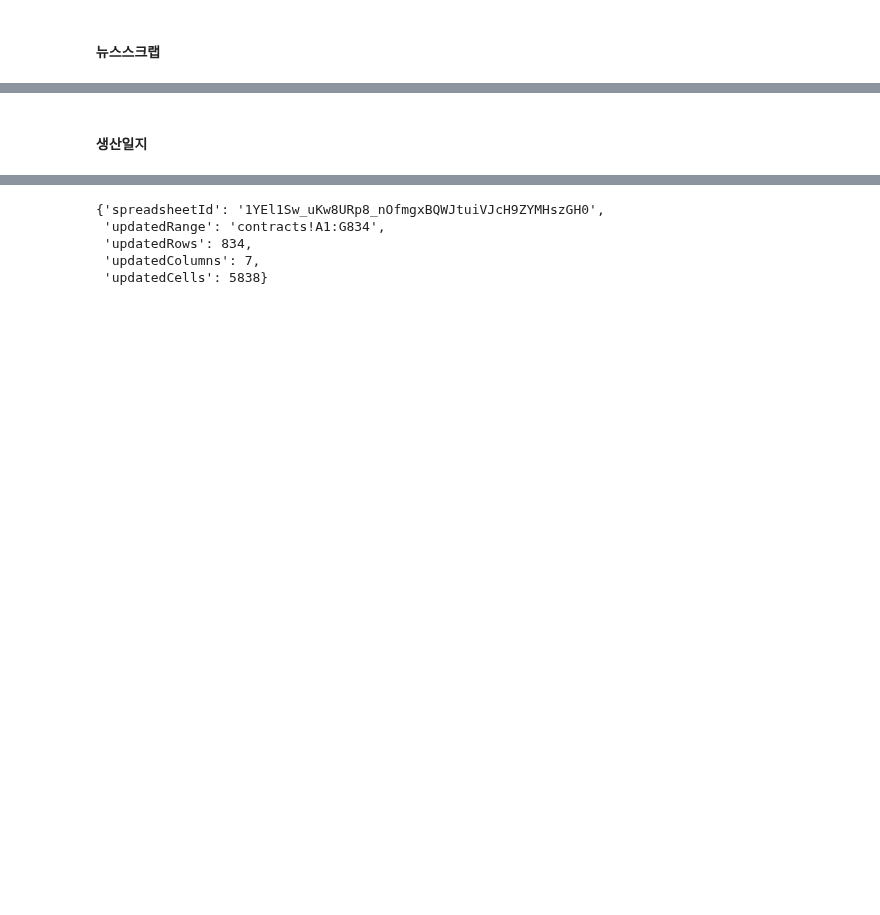
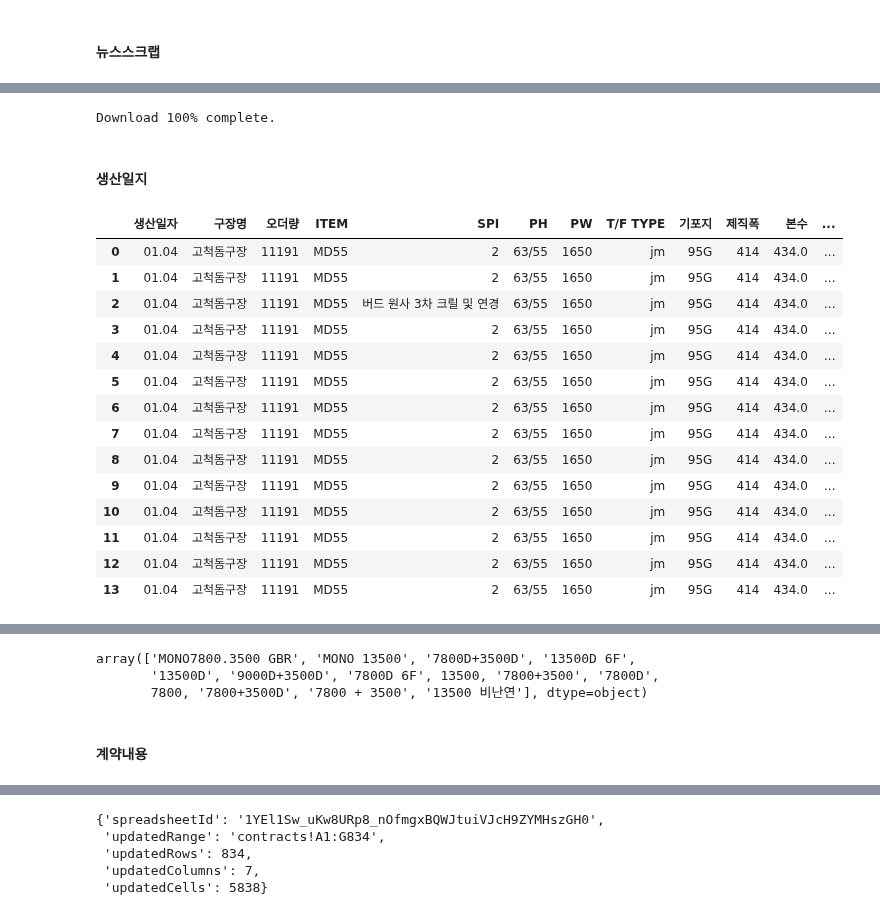
Before and after one commit to kkwann/mido_project, a Jupyter notebook: 00.BigQuery_Sheets.ipynb, the cells around one changed output, grey strips where cells are left out. Drawn from its saved outputs; the diff is of its cells as text; code cells hidden in the pictures; blank space fills up the shorter version.

```diff
--- a/00.BigQuery_Sheets.ipynb
+++ b/00.BigQuery_Sheets.ipynb
@@ -257,4 +311,55 @@ worksheet_news.update([news_df_fin.columns.values.tolist()] + news_df_fin.values
+# %%
+# 최근 업로드된 파일 불러오기
+file_id = upload_file_df[upload_file_df['name']==recent_upload_nm]['id'][0] ## 가장 최근 업로드한 파일 id
+
+# 파일 다운로드
+request = drive_service.files().get_media(fileId=file_id)
+fh = io.BytesIO()
+downloader = MediaIoBaseDownload(fh, request)
+done = False
+
+while not done:
+    status, done = downloader.next_chunk()
+    print(f"Download {int(status.progress() * 100)}% complete.")
+
+# 메모리에서 파일 읽기
+fh.seek(0)
+df = pd.read_excel(fh)
+# %% [output]
+Download 100% complete.
 # %% [markdown]
 #### 생산일지
+# %%
+upload_df = pd.read_excel(fh,header=5) ## 업로드된 생산일지 원본
+# %%
+# 업로드된 생산일지 전처리
+# 불필요데이터 제거
+upload_df_fin = upload_df.iloc[:upload_df['R/NO'].last_valid_index()+1]
+
+# 채우고자 하는 컬럼 범위 설정 (일자부터 YARN까지)
+columns_to_fill = ['일자', '구장명', '오더량', 'ITEM', 'SPI', 'PH', 'PW', 'T/F TYPE', '기포지', '제직폭', '본수', '입고폭', 'YARN']
+
+# 각 컬럼에 대해 NaN 값을 첫 행의 값으로 채우기
+for column in columns_to_fill:
+    upload_df_fin[column] = upload_df_fin[column].fillna(upload_df_fin[column].iloc[0])
+
+upload_df_fin = upload_df_fin.rename(columns={'날짜':'생산일자', '일자':'생산일자'}) ## 기존 생산일지 형식 맞춤
+upload_df_fin
+# %% [output]
+|  | 생산일자 | 구장명 | 오더량 | ITEM | SPI | PH | PW | T/F TYPE | 기포지 | 제직폭 | 본수 | ... |
+| 0 | 01.04 | 고척돔구장 | 11191 | MD55 | 2 | 63/55 | 1650 | jm | 95G | 414 | 434.0 | ... |
+| 1 | 01.04 | 고척돔구장 | 11191 | MD55 | 2 | 63/55 | 1650 | jm | 95G | 414 | 434.0 | ... |
+| 2 | 01.04 | 고척돔구장 | 11191 | MD55 | 버드 원사 3차 크릴 및 연경 | 63/55 | 1650 | jm | 95G | 414 | 434.0 | ... |
+| 3 | 01.04 | 고척돔구장 | 11191 | MD55 | 2 | 63/55 | 1650 | jm | 95G | 414 | 434.0 | ... |
+| 4 | 01.04 | 고척돔구장 | 11191 | MD55 | 2 | 63/55 | 1650 | jm | 95G | 414 | 434.0 | ... |
+| 5 | 01.04 | 고척돔구장 | 11191 | MD55 | 2 | 63/55 | 1650 | jm | 95G | 414 | 434.0 | ... |
+| 6 | 01.04 | 고척돔구장 | 11191 | MD55 | 2 | 63/55 | 1650 | jm | 95G | 414 | 434.0 | ... |
+| 7 | 01.04 | 고척돔구장 | 11191 | MD55 | 2 | 63/55 | 1650 | jm | 95G | 414 | 434.0 | ... |
+| 8 | 01.04 | 고척돔구장 | 11191 | MD55 | 2 | 63/55 | 1650 | jm | 95G | 414 | 434.0 | ... |
+| 9 | 01.04 | 고척돔구장 | 11191 | MD55 | 2 | 63/55 | 1650 | jm | 95G | 414 | 434.0 | ... |
+| 10 | 01.04 | 고척돔구장 | 11191 | MD55 | 2 | 63/55 | 1650 | jm | 95G | 414 | 434.0 | ... |
+| 11 | 01.04 | 고척돔구장 | 11191 | MD55 | 2 | 63/55 | 1650 | jm | 95G | 414 | 434.0 | ... |
+| 12 | 01.04 | 고척돔구장 | 11191 | MD55 | 2 | 63/55 | 1650 | jm | 95G | 414 | 434.0 | ... |
+| 13 | 01.04 | 고척돔구장 | 11191 | MD55 | 2 | 63/55 | 1650 | jm | 95G | 414 | 434.0 | ... |
 # %%
 # 스프레드시트 ID (URL에서 확인 가능)
@@ -283,5 +388,13 @@ production_df
 | 8377 | 1223635895 | 122363589501 | 2023. 12. 7 | 2023. 11. 28 | 2024. 1. 27 | 월산4리 야외체육시설 조성공사 관급자재 구입 | 월산4리 | 110 | MD35 | 5 | ... | ... |
 | 8378 | 2123371712 | 212337171201 | 2023. 12. 7 | 2023. 11. 14 | 2024. 1. 31 | 부산동성고 인조잔디(MD35) 구입(운동장 환경개선공사) | 부산동성고변부 | 131 | MD35 | 5 | ... | ... |
 8379 rows × 24 columns
+# %%
+pd.concat([production_df,upload_filtered_df],axis=0)['YARN'].unique()
+# %% [output]
+array(['MONO7800.3500 GBR', 'MONO 13500', '7800D+3500D', '13500D 6F',
+       '13500D', '9000D+3500D', '7800D 6F', 13500, '7800+3500', '7800D',
+       7800, '7800+3500D', '7800 + 3500', '13500 비난연'], dtype=object)
+# %% [markdown]
+#### 계약내용
 # %%
 # 전처리
```
Also changed, not shown: parts of 22 cells of this notebook, 1 other file.
